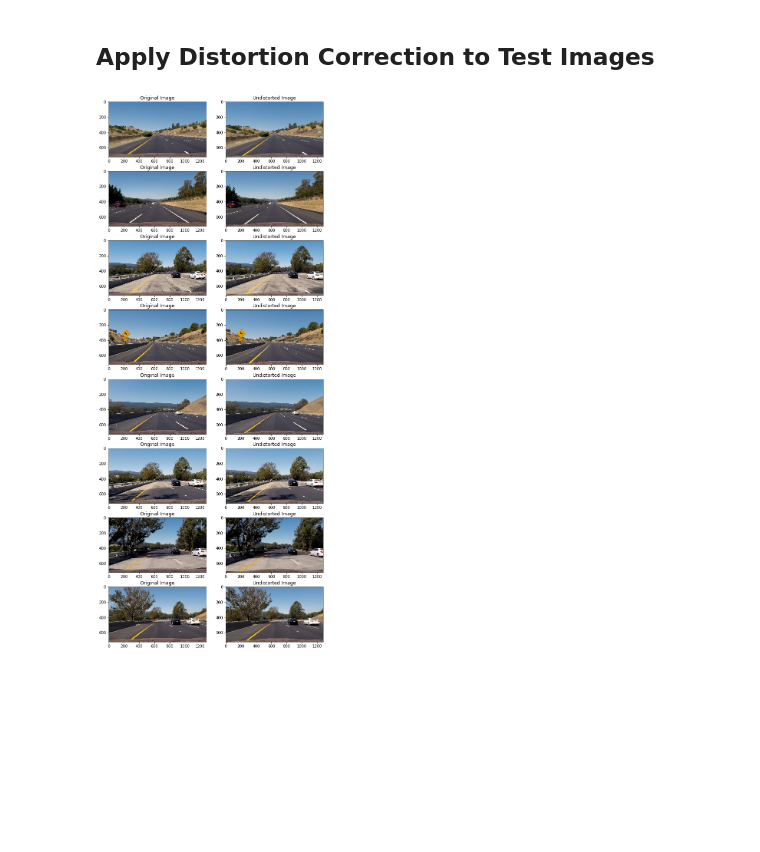
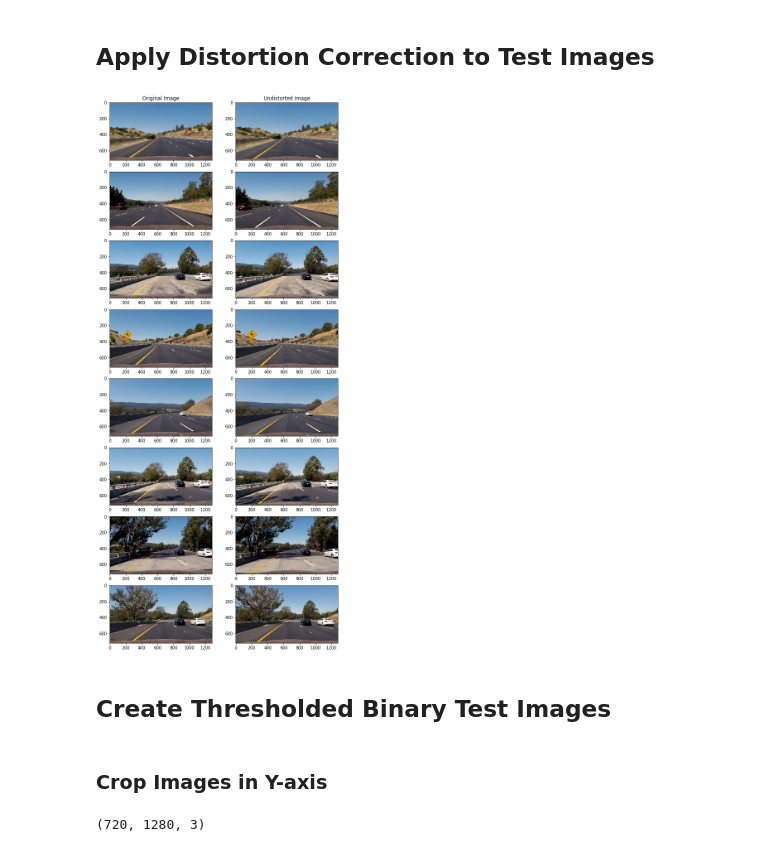
Before and after one commit to jaxanc/CarND-Advanced-Lane-Lines, a Jupyter notebook: Workbook.ipynb, the cells around one changed output. Drawn from its saved outputs; the diff is of its cells as text; code cells hidden in the pictures; blank space fills up the shorter version.

```diff
--- a/Workbook.ipynb
+++ b/Workbook.ipynb
@@ -29,7 +29,7 @@ imgpoints = [] # 2d points in image plane.
 images = glob.glob('camera_cal/calibration*.jpg')
 numberOfUndetected = 0
 # Step through the list and search for chessboard corners
-for fname in enumerate(images):
+for idx, fname in enumerate(images):
     img = cv2.imread(fname)
     gray = cv2.cvtColor(img, cv2.COLOR_BGR2GRAY)
 
@@ -95,19 +95,23 @@ def undistort(img):
 # %%
 images_name = glob.glob('test_images/*')
 
-plt.figure(figsize=(10, 26))
+plt.figure(figsize=(10, 24))
 
 images = []
 for idx, fname in enumerate(images_name):
     img = cv2.imread(fname)
     plt.subplot(len(images_name), 2, idx*2+1)
     plt.imshow(cv2.cvtColor(img, cv2.COLOR_BGR2RGB))
-    plt.title("Original Image")
+    if (idx == 0):
+        plt.title("Original Image")
 
     img = undistort(img)
     plt.subplot(len(images_name), 2, idx*2+2)
     images.append(img)
     plt.imshow(cv2.cvtColor(img, cv2.COLOR_BGR2RGB))
-    plt.title("Undistorted Image")
+    if (idx == 0):
+        plt.title("Undistorted Image")
 # %% [output]
-[figure, old version]
+[figure, new version]
+# %% [markdown]
+## Create Thresholded Binary Test Images
@@ -113,0 +175,8 @@ for idx, fname in enumerate(images_name):
+# %% [markdown]
+### Crop Images in Y-axis
+# %%
+# Original Image size
+image_shape = images[0].shape
+print(image_shape)
+# %% [output]
+(720, 1280, 3)
```
Also changed, not shown: parts of 16 cells of this notebook.
